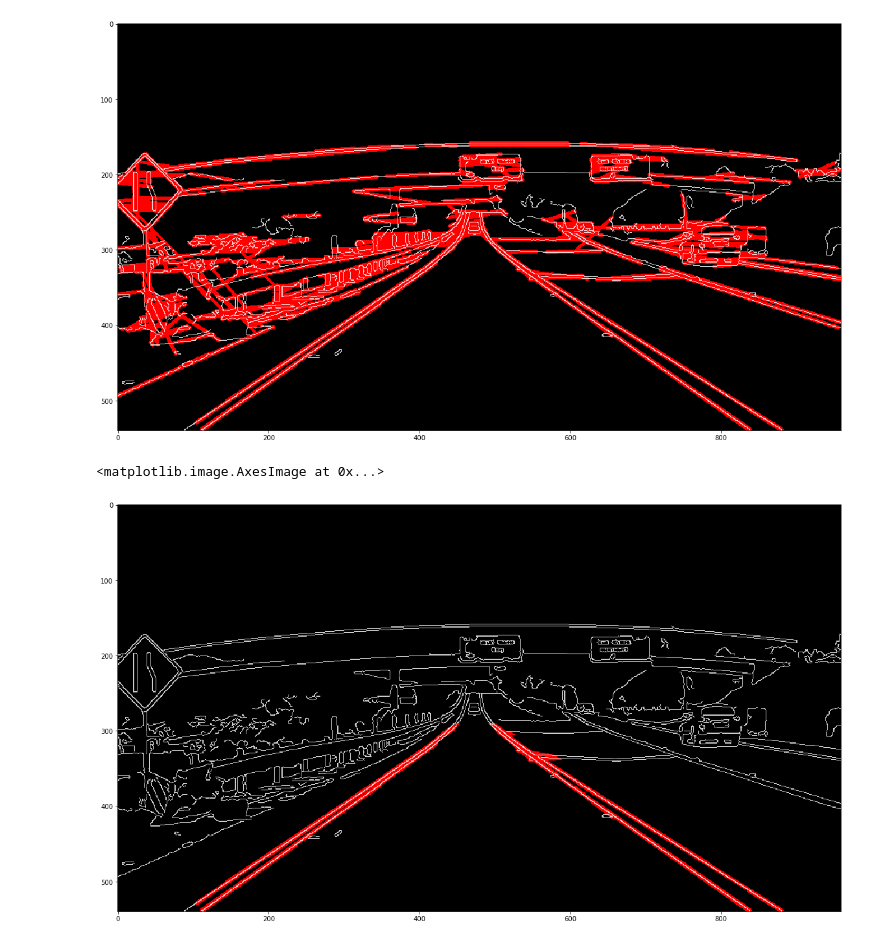
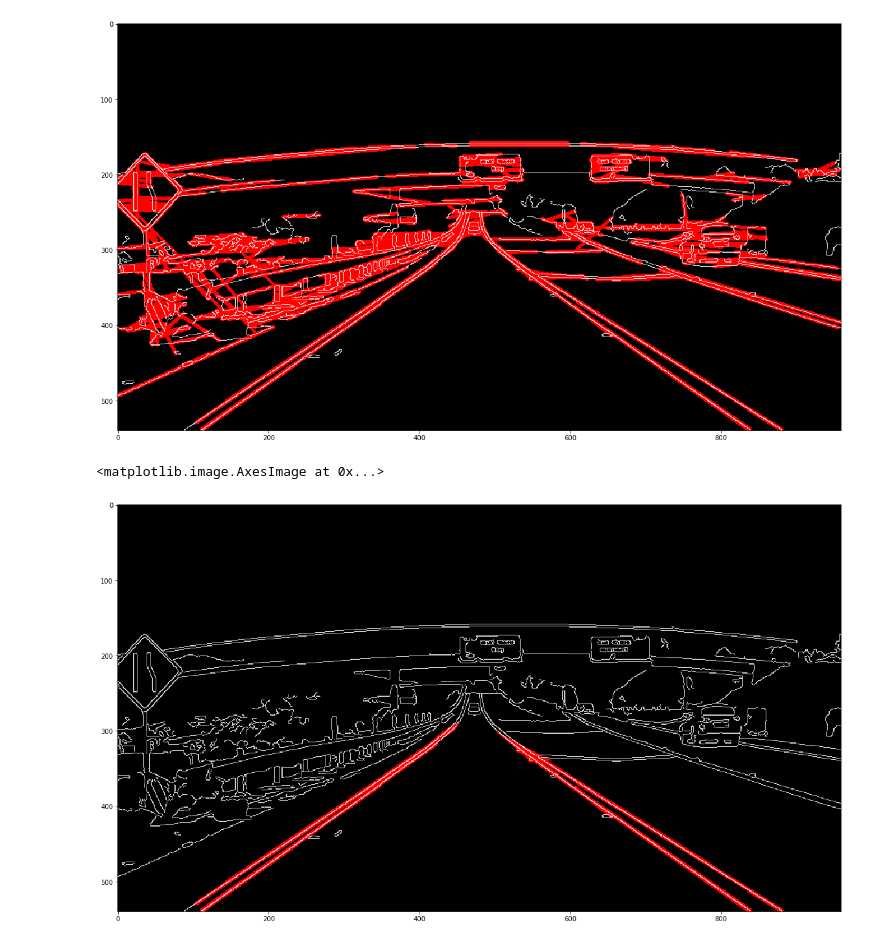
Before and after one commit to yingweiy/SelfDrivingCarND, a Jupyter notebook: src/Project1_FindingLaneLines/HoughTransform.ipynb, the cells around one changed output. Saved outputs shown, nothing was run; the diff lists cells and outputs as text; code cells hidden in the pictures.

```diff
--- a/src/Project1_FindingLaneLines/HoughTransform.ipynb
+++ b/src/Project1_FindingLaneLines/HoughTransform.ipynb
@@ -68,32 +68,32 @@ edges = cv2.Canny(blur_gray, low_threshold, high_threshold)
 # Make a blank the same size as our image to draw on
 rho = 1
 theta = np.pi/180
 threshold = 15
 min_line_length = 40
 max_line_gap = 20
 line_image = np.copy(image)*0 #creating a blank to draw lines on
 
 # Run Hough on edge detected image
 lines = cv2.HoughLinesP(edges, rho, theta, threshold, np.array([]),
                             min_line_length, max_line_gap)
 
 # Iterate over the output "lines" and draw lines on the blank
 for line in lines:
     for x1,y1,x2,y2 in line:
         cv2.line(line_image,(x1,y1),(x2,y2),(255,0,0),3)
 
-vertices = np.array([[(0,imshape[0]),(450, 290), (500, 290), (imshape[1],imshape[0])]], dtype=np.int32)
+vertices = np.array([[(0,imshape[0]),(450, 290), (480, 290), (imshape[1],imshape[0])]], dtype=np.int32)
 reg_select, reg_mask = PolyRegionSelect(image, vertices)
 
 line_image[~reg_mask] = 0
 # Create a "color" binary image to combine with line image
 color_edges = np.dstack((edges, edges, edges))
 
 
 # Draw the lines on the edge image
 combo = cv2.addWeighted(color_edges, 0.8, line_image, 1, 0)
 plt.figure(figsize=(20,20))
 plt.imshow(combo)
 # %% [output]
 <matplotlib.image.AxesImage at 0x...>
-[figure, old version]
+[figure, new version]
```
